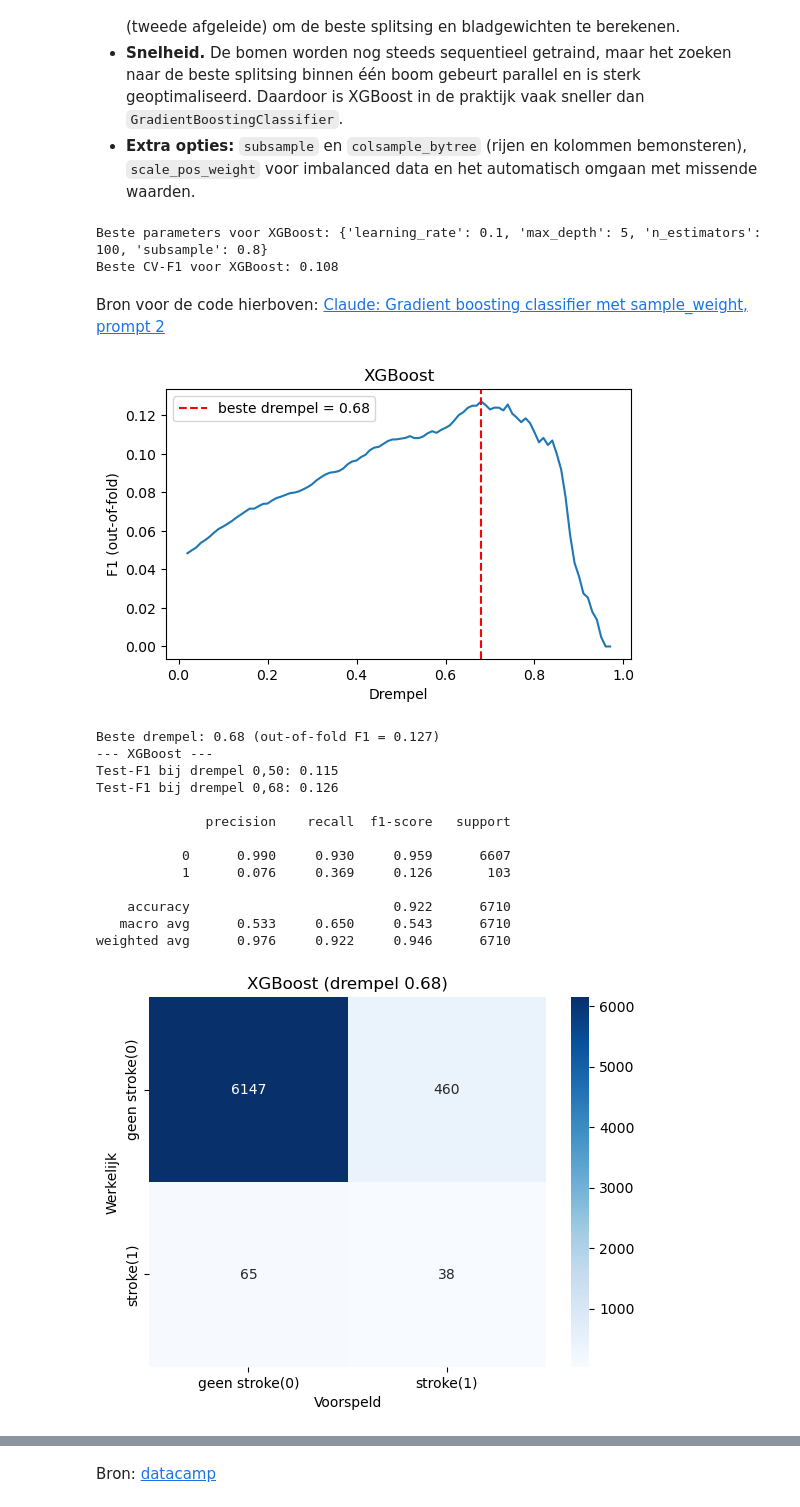
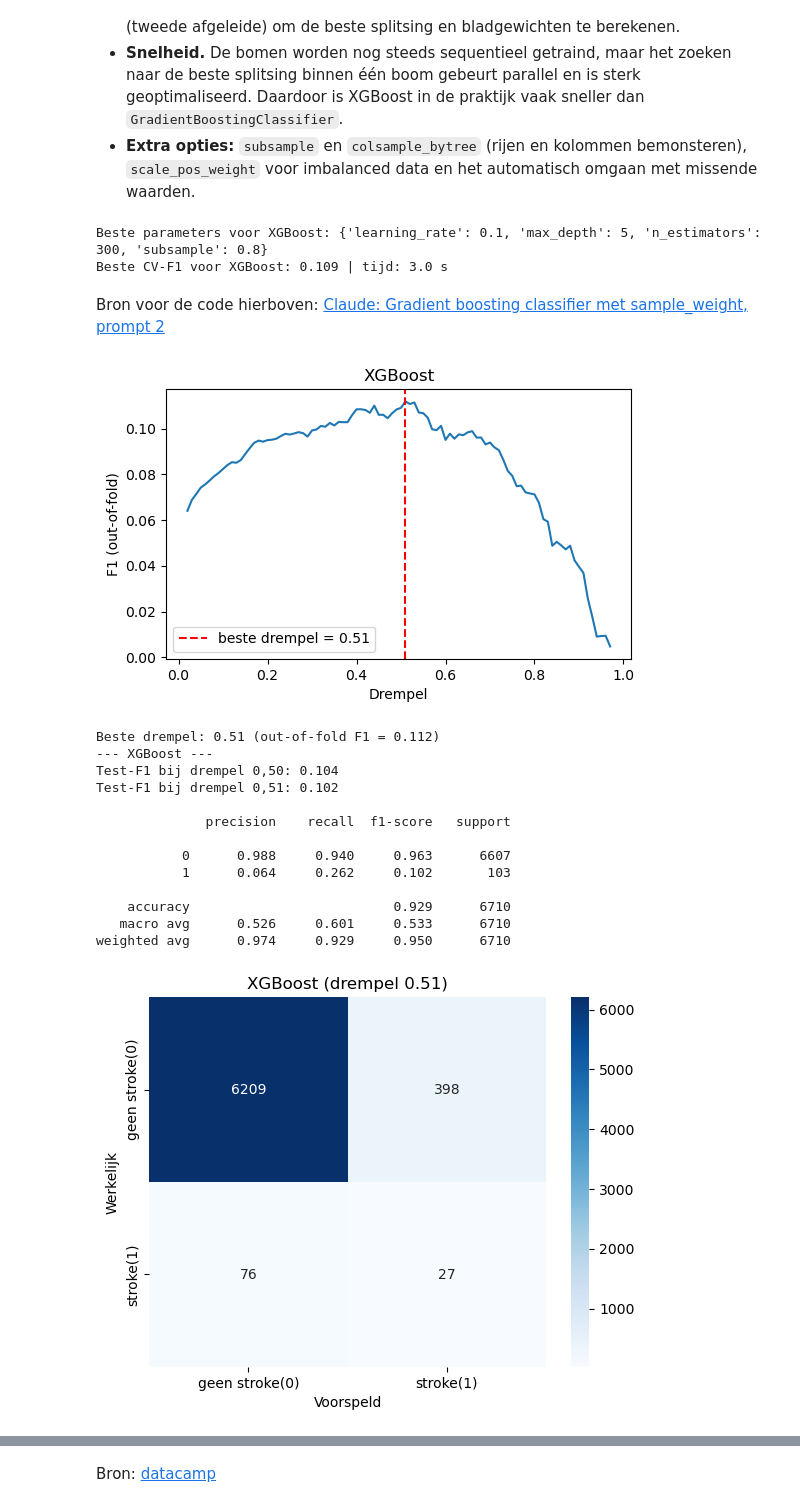
Before and after one commit to AlishaSR2k5/Machine-Learning-Portfolio-1, a Jupyter notebook: portfolio_opdracht_stroke.ipynb, the cells around one changed output, grey strips where cells are left out. Cells and saved outputs as stored; diff of their text form; code cells hidden in the pictures.

```diff
--- a/portfolio_opdracht_stroke.ipynb
+++ b/portfolio_opdracht_stroke.ipynb
@@ -1102,10 +1102,8 @@ Refrentie: https://chatgpt.com/share/6acae7fe-ee38-83ed-8467-ae0368aff622
 ### 3.5 Random Forest, Gradient Boosting, XGBoost en een zelfgemaakt ensemble
 In dit deel passen wij drie ensembles toe op de data (Random Forest, Gradient Boosted Decision Trees en XGBoost) en bouwen wij een eigen ensemble met voting.
 # %%
-cv = StratifiedKFold(n_splits=5, shuffle=True, random_state=SEED)
-
-print("Trainset:", X_train.shape, "| stroke:", y_train.sum(), f"({y_train.mean()*100:.2f}%)")
-print("Testset: ", X_test.shape, "| stroke:", y_test.sum(), f"({y_test.mean()*100:.2f}%)")
+print("Trainset:", X_train_ruw.shape, "| stroke:", y_train.sum(), f"({y_train.mean()*100:.2f}%)")
+print("Testset: ", X_test_ruw.shape, "| stroke:", y_test.sum(), f"({y_test.mean()*100:.2f}%)")
 # %% [output]
 Trainset: (26840, 20) | stroke: 414 (1.54%)
 Testset:  (6710, 20) | stroke: 103 (1.54%)
@@ -1190,7 +1205,7 @@ param_grid_rf = {
 
 start = time.time()
 grid_rf = GridSearchCV(rf, param_grid_rf, scoring="f1", cv=cv, n_jobs=-1)
-grid_rf.fit(X_train, y_train)
+grid_rf.fit(X_train_ruw, y_train)
 tijd_grid_rf = time.time() - start
 
 print("Beste parameters voor random forest:", grid_rf.best_params_)
@@ -1256,9 +1289,11 @@ param_grid_gb = {
     "subsample": [0.5, 0.6, 0.7],
 }
 
+start = time.time()
 grid_gb = GridSearchCV(gb, param_grid_gb, scoring="f1", cv=cv, n_jobs=-1)
-grid_gb.fit(X_train, y_train)
+grid_gb.fit(X_train_ruw, y_train)
+tijd_grid_gb = time.time() - start
 
 print("Beste parameters voor gradient boosting:", grid_gb.best_params_)
-print("Beste CV-F1:", round(grid_gb.best_score_, 3))
+print("Beste CV-F1:", round(grid_gb.best_score_, 3), "| tijd:", round(tijd_grid_gb, 1), "s")
 # %% [output]
@@ -1318,41 +1354,41 @@ param_grid_xgb = {
     "subsample": [0.8, 1.0],
 }
 
+start = time.time()
 grid_xgb = GridSearchCV(xgb, param_grid_xgb, scoring="f1", cv=cv, n_jobs=-1)
-grid_xgb.fit(X_train, y_train)
+grid_xgb.fit(X_train_ruw, y_train)
+tijd_grid_xgb = time.time() - start
 
 print("Beste parameters voor XGBoost:", grid_xgb.best_params_)
-print("Beste CV-F1 voor XGBoost:", round(grid_xgb.best_score_, 3))
+print("Beste CV-F1 voor XGBoost:", round(grid_xgb.best_score_, 3), "| tijd:", round(tijd_grid_xgb, 1), "s")
 # %% [output]
-Beste parameters voor XGBoost: {'learning_rate': 0.1, 'max_depth': 5, 'n_estimators': 100, 'subsample': 0.8}
-Beste CV-F1 voor XGBoost: 0.108
+Beste parameters voor XGBoost: {'learning_rate': 0.1, 'max_depth': 5, 'n_estimators': 300, 'subsample': 0.8}
+Beste CV-F1 voor XGBoost: 0.109 | tijd: 3.0 s
 # %% [markdown]
 Bron voor de code hierboven: [Claude: Gradient boosting classifier met sample_weight, prompt 2](https://claude.ai/share/b1339bb5-de24-414f-8090-ec74af20d409)
 # %%
-start = time.time()
-tijd_grid_xgb = time.time() - start
-
-kansen_xgb = oof_kansen(grid_xgb.best_estimator_, X_train, y_train)
+kansen_xgb = oof_kansen(grid_xgb.best_estimator_, X_train_ruw, y_train)
 drempel_xgb, f1_oof_xgb = kies_drempel(y_train, kansen_xgb, "XGBoost")
 print(f"Beste drempel: {drempel_xgb:.2f} (out-of-fold F1 = {f1_oof_xgb:.3f})")
 
-evalueer("XGBoost", grid_xgb.best_estimator_, grid_xgb.best_score_, grid_xgb.best_params_, drempel_xgb, tijd_grid_xgb)
+evalueer("XGBoost", grid_xgb.best_estimator_, grid_xgb.best_score_, grid_xgb.best_params_, drempel_xgb, tijd_grid_xgb,
+         X_eval=X_test_ruw)
 # %% [output]
-[figure, old version]
+[figure, new version]
-Beste drempel: 0.68 (out-of-fold F1 = 0.127)
+Beste drempel: 0.51 (out-of-fold F1 = 0.112)
 --- XGBoost ---
-Test-F1 bij drempel 0,50: 0.115
-Test-F1 bij drempel 0,68: 0.126
+Test-F1 bij drempel 0,50: 0.104
+Test-F1 bij drempel 0,51: 0.102
 
               precision    recall  f1-score   support
 
-           0      0.990     0.930     0.959      6607
-           1      0.076     0.369     0.126       103
+           0      0.988     0.940     0.963      6607
+           1      0.064     0.262     0.102       103
 
-    accuracy                          0.922      6710
-   macro avg      0.533     0.650     0.543      6710
-weighted avg      0.976     0.922     0.946      6710
+    accuracy                          0.929      6710
+   macro avg      0.526     0.601     0.533      6710
+weighted avg      0.974     0.929     0.950      6710
-[figure, old version]
+[figure, new version]
 # %%
 schaal_kolommen = ["age", "avg_glucose_level", "bmi"]
 
```
Also changed, not shown: parts of 14 cells of this notebook.
